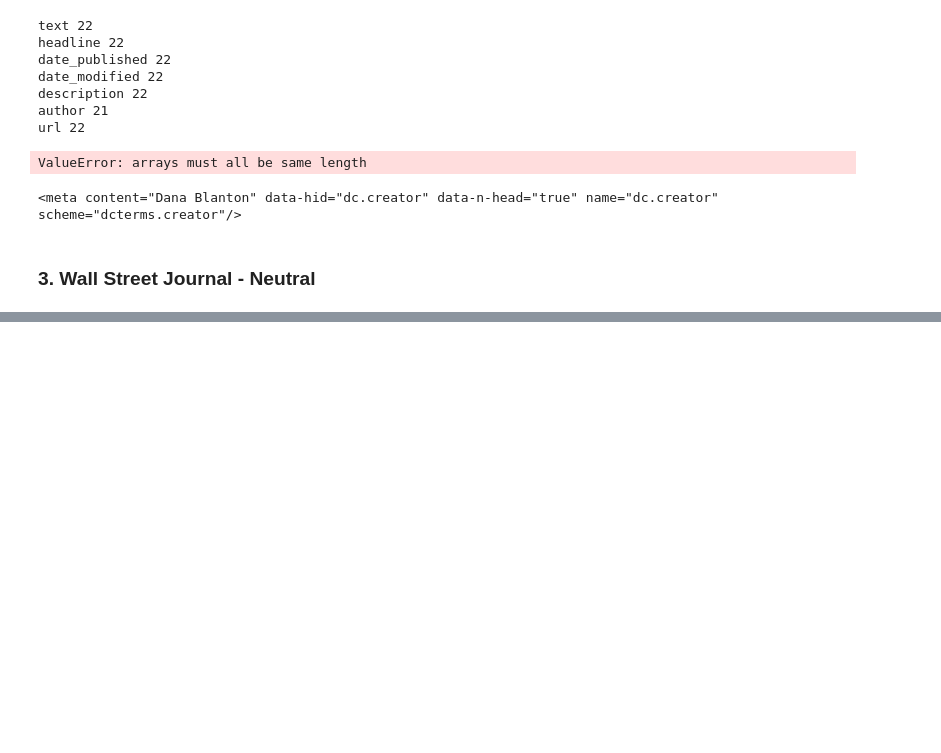
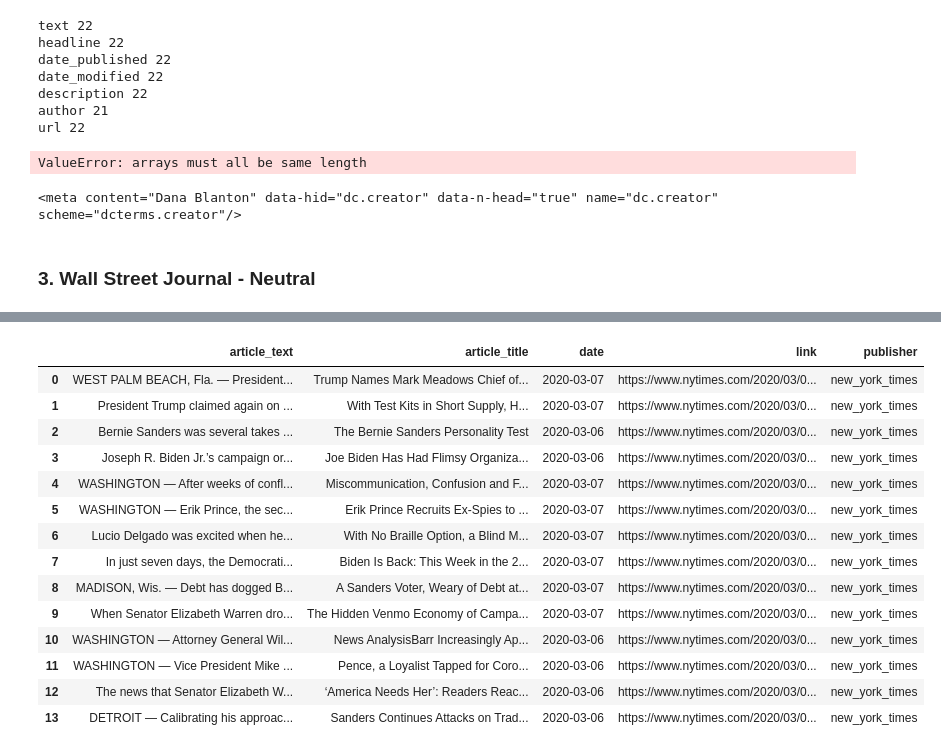
Before and after one commit to MarinaWyss/Hertie-NLP-Python-Project, a Jupyter notebook: 1_Web_Scraper_Tool.ipynb, the cells around one changed output, grey strips where cells are left out. Saved outputs shown, nothing was run; the diff lists cells and outputs as text; code cells hidden in the pictures; blank space fills up the shorter version.

```diff
--- a/1_Web_Scraper_Tool.ipynb
+++ b/1_Web_Scraper_Tool.ipynb
@@ -252,0 +259,15 @@ all_articles.to_csv('Fox_Data.csv')
+# %%
+# create soup
+nyt_soup = BeautifulSoup(nyt_homepage, 'html.parser')
+# %%
+# homepage URLs
+nyt_tags_home = nyt_soup.find_all('h2', class_="css-l2vidh e4e4i5l1")
+
+# archive URLs
+nyt_tags_archive = nyt_soup.find_all('div', class_='css-1l4spti')
+# %%
+# setup
+nyt_links = []
+nyt_titles = []
+nyt_dates = []
+nyt_contents = []
@@ -252,0 +344,28 @@ all_articles.to_csv('Fox_Data.csv')
+# %%
+# assembling data
+nyt_data = pd.DataFrame.from_dict({
+    'publisher': 'new_york_times',
+    'date': nyt_dates,
+    'link': nyt_links,
+    'article_title': nyt_titles,
+    'article_text': nyt_contents
+})
+# %%
+# make sure it looks nice
+nyt_data.head()
+# %% [output]
+|  | article_text | article_title | date | link | publisher |
+| 0 | WEST PALM BEACH, Fla. — President... | Trump Names Mark Meadows Chief of... | 2020-03-07 | https://www.nytimes.com/2020/03/0... | new_york_times |
+| 1 | President Trump claimed again on ... | With Test Kits in Short Supply, H... | 2020-03-07 | https://www.nytimes.com/2020/03/0... | new_york_times |
+| 2 | Bernie Sanders was several takes ... | The Bernie Sanders Personality Test | 2020-03-06 | https://www.nytimes.com/2020/03/0... | new_york_times |
+| 3 | Joseph R. Biden Jr.’s campaign or... | Joe Biden Has Had Flimsy Organiza... | 2020-03-06 | https://www.nytimes.com/2020/03/0... | new_york_times |
+| 4 | WASHINGTON — After weeks of confl... | Miscommunication, Confusion and F... | 2020-03-07 | https://www.nytimes.com/2020/03/0... | new_york_times |
+| 5 | WASHINGTON — Erik Prince, the sec... | Erik Prince Recruits Ex-Spies to ... | 2020-03-07 | https://www.nytimes.com/2020/03/0... | new_york_times |
+| 6 | Lucio Delgado was excited when he... | With No Braille Option, a Blind M... | 2020-03-07 | https://www.nytimes.com/2020/03/0... | new_york_times |
+| 7 | In just seven days, the Democrati... | Biden Is Back: This Week in the 2... | 2020-03-07 | https://www.nytimes.com/2020/03/0... | new_york_times |
+| 8 | MADISON, Wis. — Debt has dogged B... | A Sanders Voter, Weary of Debt at... | 2020-03-07 | https://www.nytimes.com/2020/03/0... | new_york_times |
+| 9 | When Senator Elizabeth Warren dro... | The Hidden Venmo Economy of Campa... | 2020-03-07 | https://www.nytimes.com/2020/03/0... | new_york_times |
+| 10 | WASHINGTON — Attorney General Wil... | News AnalysisBarr Increasingly Ap... | 2020-03-06 | https://www.nytimes.com/2020/03/0... | new_york_times |
+| 11 | WASHINGTON — Vice President Mike ... | Pence, a Loyalist Tapped for Coro... | 2020-03-06 | https://www.nytimes.com/2020/03/0... | new_york_times |
+| 12 | The news that Senator Elizabeth W... | ‘America Needs Her’: Readers Reac... | 2020-03-06 | https://www.nytimes.com/2020/03/0... | new_york_times |
+| 13 | DETROIT — Calibrating his approac... | Sanders Continues Attacks on Trad... | 2020-03-06 | https://www.nytimes.com/2020/03/0... | new_york_times |
```
Also changed, not shown: parts of 6 cells of this notebook, 1 other file.
